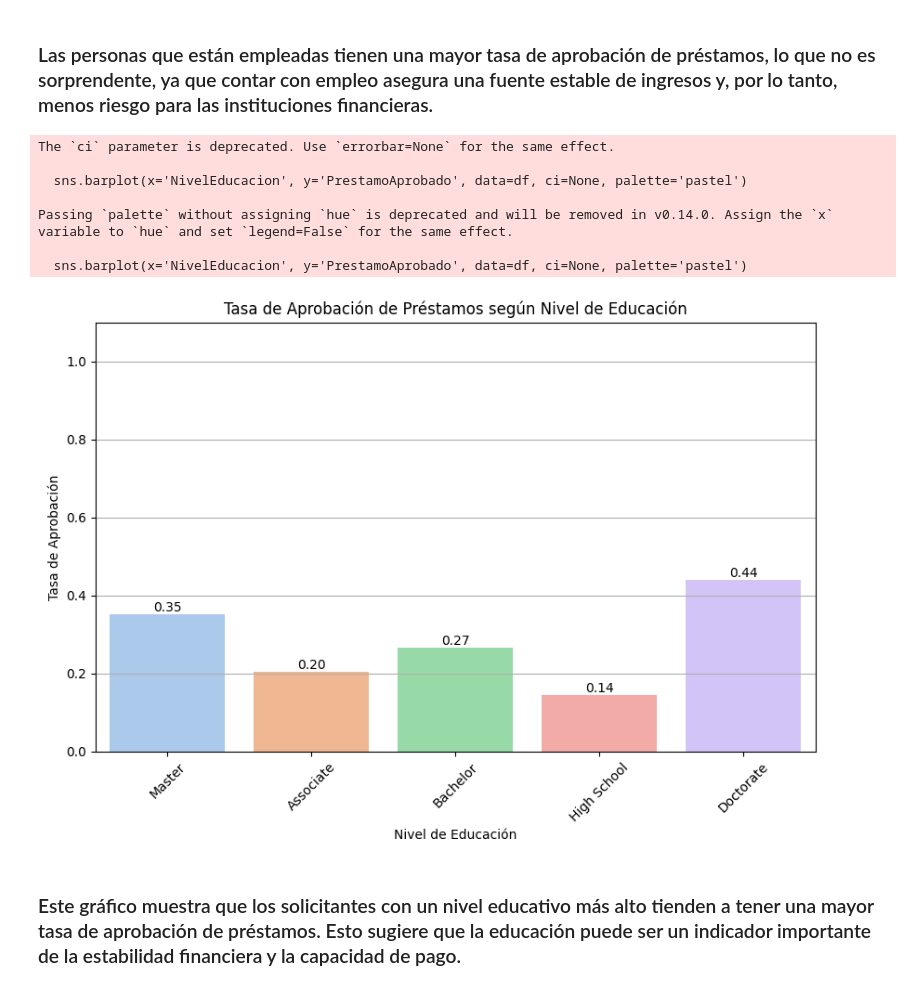
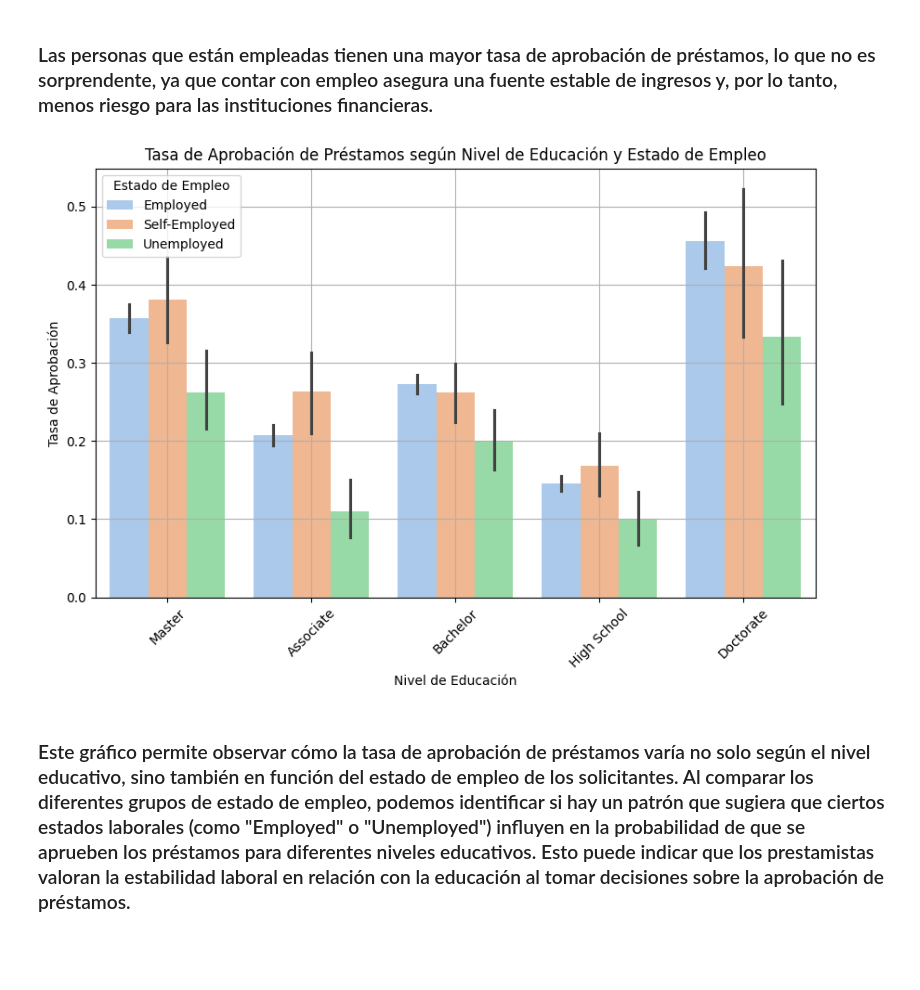
Before and after one commit to Jesujimenezv/Curso_Data_SCIENCE, a Jupyter notebook: Analisis_Riesgo_Credito_Jimenez_Vargas.ipynb, the cells around one changed output. Drawn from its saved outputs; the diff is of its cells as text; code cells hidden in the pictures; blank space fills up the shorter version.

```diff
--- a/Analisis_Riesgo_Credito_Jimenez_Vargas.ipynb
+++ b/Analisis_Riesgo_Credito_Jimenez_Vargas.ipynb
@@ -254,30 +254,17 @@ plt.show()
 # %% [markdown]
 ### Las personas que están empleadas tienen una mayor tasa de aprobación de préstamos, lo que no es sorprendente, ya que contar con empleo asegura una fuente estable de ingresos y, por lo tanto, menos riesgo para las instituciones financieras.
 # %%
-# Gráfico: Tasa de Aprobación de Préstamos según Nivel de Educación
+# Gráfico: Tasa de Aprobación de Préstamos según Nivel de Educación con hue por Estado de Empleo
 plt.figure(figsize=(10, 6))
-sns.barplot(x='NivelEducacion', y='PrestamoAprobado', data=df, ci=None, palette='pastel')
-plt.title('Tasa de Aprobación de Préstamos según Nivel de Educación')
+sns.barplot(x='NivelEducacion', y='PrestamoAprobado', hue='EstadoEmpleo', data=df, palette='pastel')
+plt.title('Tasa de Aprobación de Préstamos según Nivel de Educación y Estado de Empleo')
 plt.xlabel('Nivel de Educación')
 plt.ylabel('Tasa de Aprobación')
-
-# Agregar los valores en cada barra
-for p in plt.gca().patches:
-    plt.annotate(f'{p.get_height():.2f}', (p.get_x() + p.get_width() / 2., p.get_height()),
-                 ha='center', va='bottom')
-
 plt.xticks(rotation=45)
-plt.ylim(0, df['PrestamoAprobado'].max() * 1.1)  # Ajustar límites del eje y
-plt.grid(axis='y')  # Cuadrícula solo en el eje y
+plt.grid(True)
+plt.legend(title='Estado de Empleo')
 plt.show()
 # %% [output]
-The `ci` parameter is deprecated. Use `errorbar=None` for the same effect.
-
-  sns.barplot(x='NivelEducacion', y='PrestamoAprobado', data=df, ci=None, palette='pastel')
-
-Passing `palette` without assigning `hue` is deprecated and will be removed in v0.14.0. Assign the `x` variable to `hue` and set `legend=False` for the same effect.
-
-  sns.barplot(x='NivelEducacion', y='PrestamoAprobado', data=df, ci=None, palette='pastel')
-[figure, old version]
+[figure, new version]
-# %% [markdown]
-### Este gráfico muestra que los solicitantes con un nivel educativo más alto tienden a tener una mayor tasa de aprobación de préstamos. Esto sugiere que la educación puede ser un indicador importante de la estabilidad financiera y la capacidad de pago.
+# %% [markdown]
+### Este gráfico permite observar cómo la tasa de aprobación de préstamos varía no solo según el nivel educativo, sino también en función del estado de empleo de los solicitantes. Al comparar los diferentes grupos de estado de empleo, podemos identificar si hay un patrón que sugiera que ciertos estados laborales (como "Employed" o "Unemployed") influyen en la probabilidad de que se aprueben los préstamos para diferentes niveles educativos. Esto puede indicar que los prestamistas valoran la estabilidad laboral en relación con la educación al tomar decisiones sobre la aprobación de préstamos.
```
